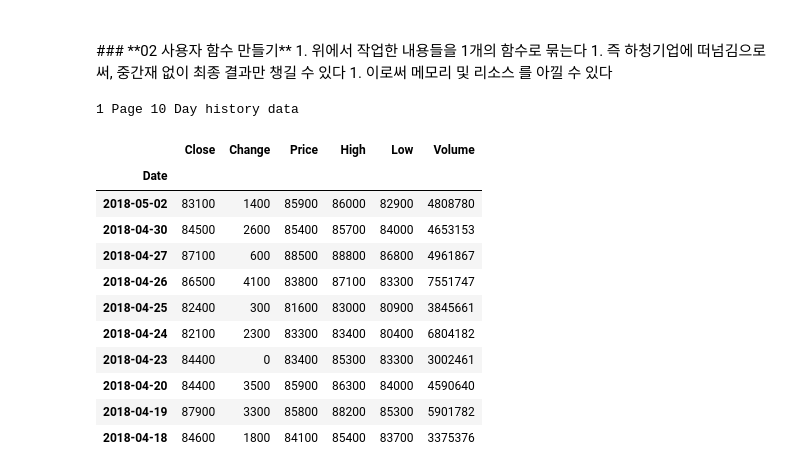
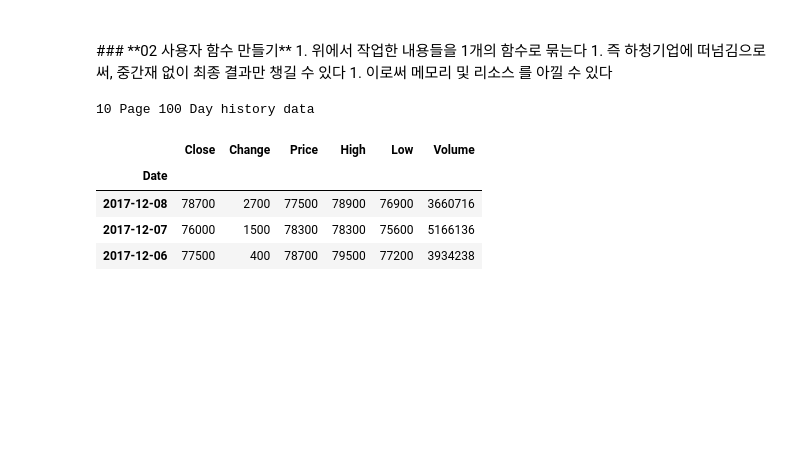
Before and after one commit to YongBeomKim/FinanceBasic2018, a Jupyter notebook: 02.String_Function.ipynb, the cells around one changed output. Saved outputs shown, nothing was run; the diff lists cells and outputs as text; code cells hidden in the pictures; blank space fills up the shorter version.

```diff
--- a/02.String_Function.ipynb
+++ b/02.String_Function.ipynb
@@ -202,17 +220,11 @@ def get_date_naver(code, page=1):
     return df.set_index('Date')
-# %%
-get_date_naver('000660',1)
-# %% [output]
-1 Page 10 Day history data
-|  | Close | Change | Price | High | Low | Volume |
-| Date |  |  |  |  |  |  |
-| 2018-05-02 | 83100 | 1400 | 85900 | 86000 | 82900 | 4808780 |
-| 2018-04-30 | 84500 | 2600 | 85400 | 85700 | 84000 | 4653153 |
-| 2018-04-27 | 87100 | 600 | 88500 | 88800 | 86800 | 4961867 |
-| 2018-04-26 | 86500 | 4100 | 83800 | 87100 | 83300 | 7551747 |
-| 2018-04-25 | 82400 | 300 | 81600 | 83000 | 80900 | 3845661 |
-| 2018-04-24 | 82100 | 2300 | 83300 | 83400 | 80400 | 6804182 |
-| 2018-04-23 | 84400 | 0 | 83400 | 85300 | 83300 | 3002461 |
-| 2018-04-20 | 84400 | 3500 | 85900 | 86300 | 84000 | 4590640 |
-| 2018-04-19 | 87900 | 3300 | 85800 | 88200 | 85300 | 5901782 |
-| 2018-04-18 | 84600 | 1800 | 84100 | 85400 | 83700 | 3375376 |
+# %%
+prices_history = get_date_naver('000660',10)
+prices_history.tail(3)
+# %% [output]
+10 Page 100 Day history data
+|  | Close | Change | Price | High | Low | Volume |
+| Date |  |  |  |  |  |  |
+| 2017-12-08 | 78700 | 2700 | 77500 | 78900 | 76900 | 3660716 |
+| 2017-12-07 | 76000 | 1500 | 78300 | 78300 | 75600 | 5166136 |
+| 2017-12-06 | 77500 | 400 | 78700 | 79500 | 77200 | 3934238 |
```
Also changed, not shown: parts of 7 cells of this notebook.
